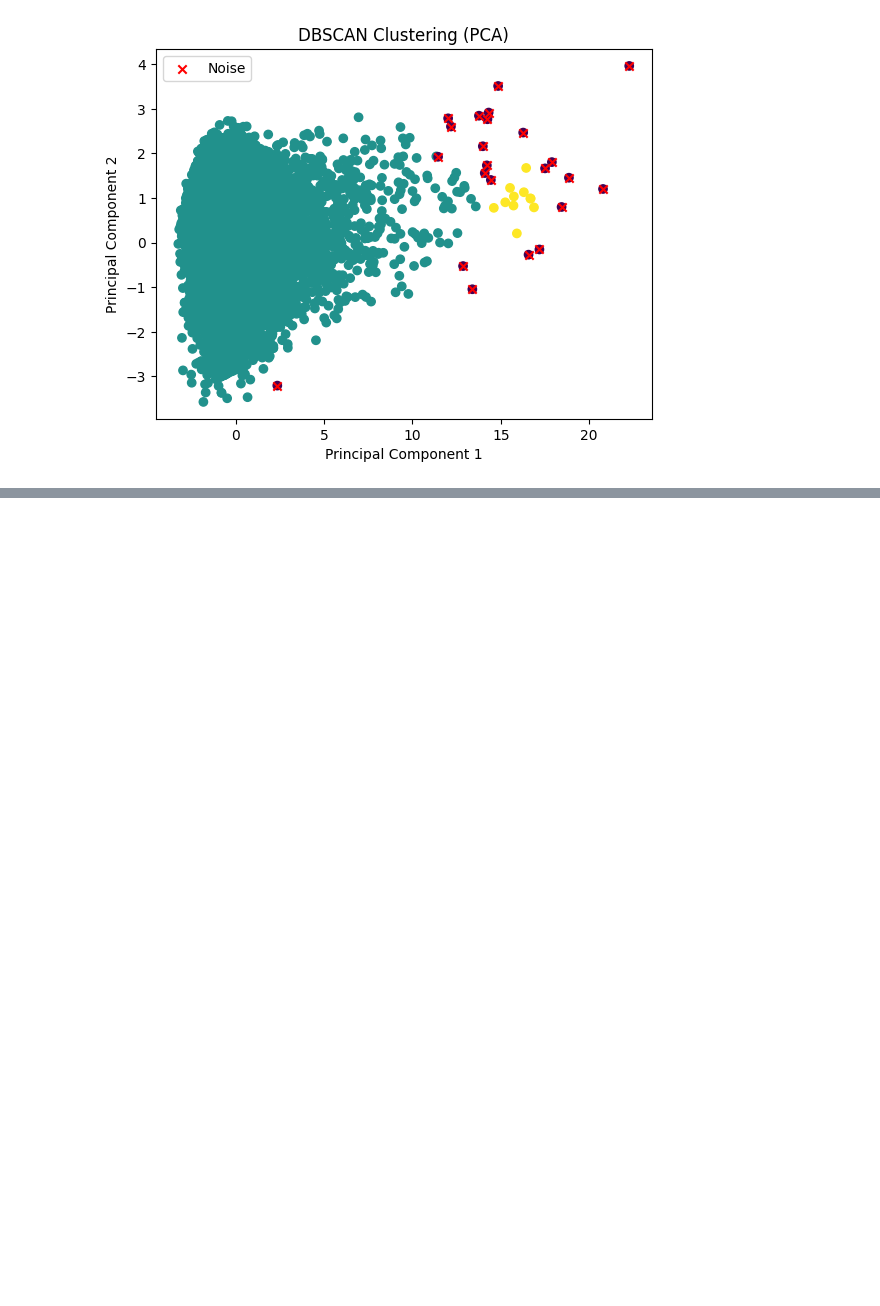
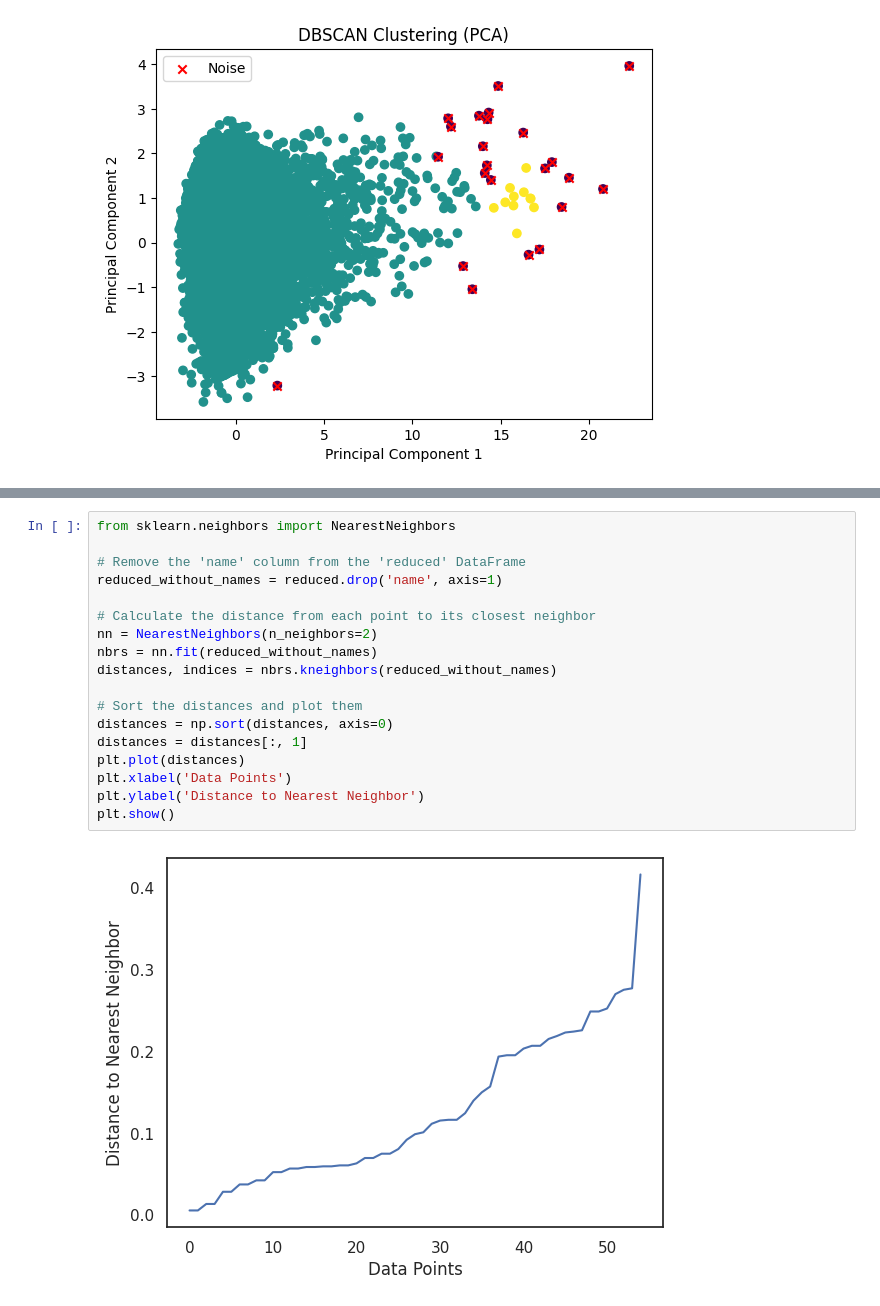
Before and after one commit to wikanadnyana/clustering-fifa-players, a Jupyter notebook: notebook/new-notebook.ipynb, the cells around one changed output, grey strips where cells are left out. Drawn from its saved outputs; the diff is of its cells as text; blank space fills up the shorter version.

```diff
--- a/notebook/new-notebook.ipynb
+++ b/notebook/new-notebook.ipynb
@@ -399,0 +485,20 @@ min_samples = 5
+# %%
+from sklearn.neighbors import NearestNeighbors
+
+# Remove the 'name' column from the 'reduced' DataFrame
+reduced_without_names = reduced.drop('name', axis=1)
+
+# Calculate the distance from each point to its closest neighbor
+nn = NearestNeighbors(n_neighbors=2)
+nbrs = nn.fit(reduced_without_names)
+distances, indices = nbrs.kneighbors(reduced_without_names)
+
+# Sort the distances and plot them
+distances = np.sort(distances, axis=0)
+distances = distances[:, 1]
+plt.plot(distances)
+plt.xlabel('Data Points')
+plt.ylabel('Distance to Nearest Neighbor')
+plt.show()
+# %% [output]
+[figure, added]
```
Also changed, not shown: parts of 12 cells of this notebook, 2 other files.
